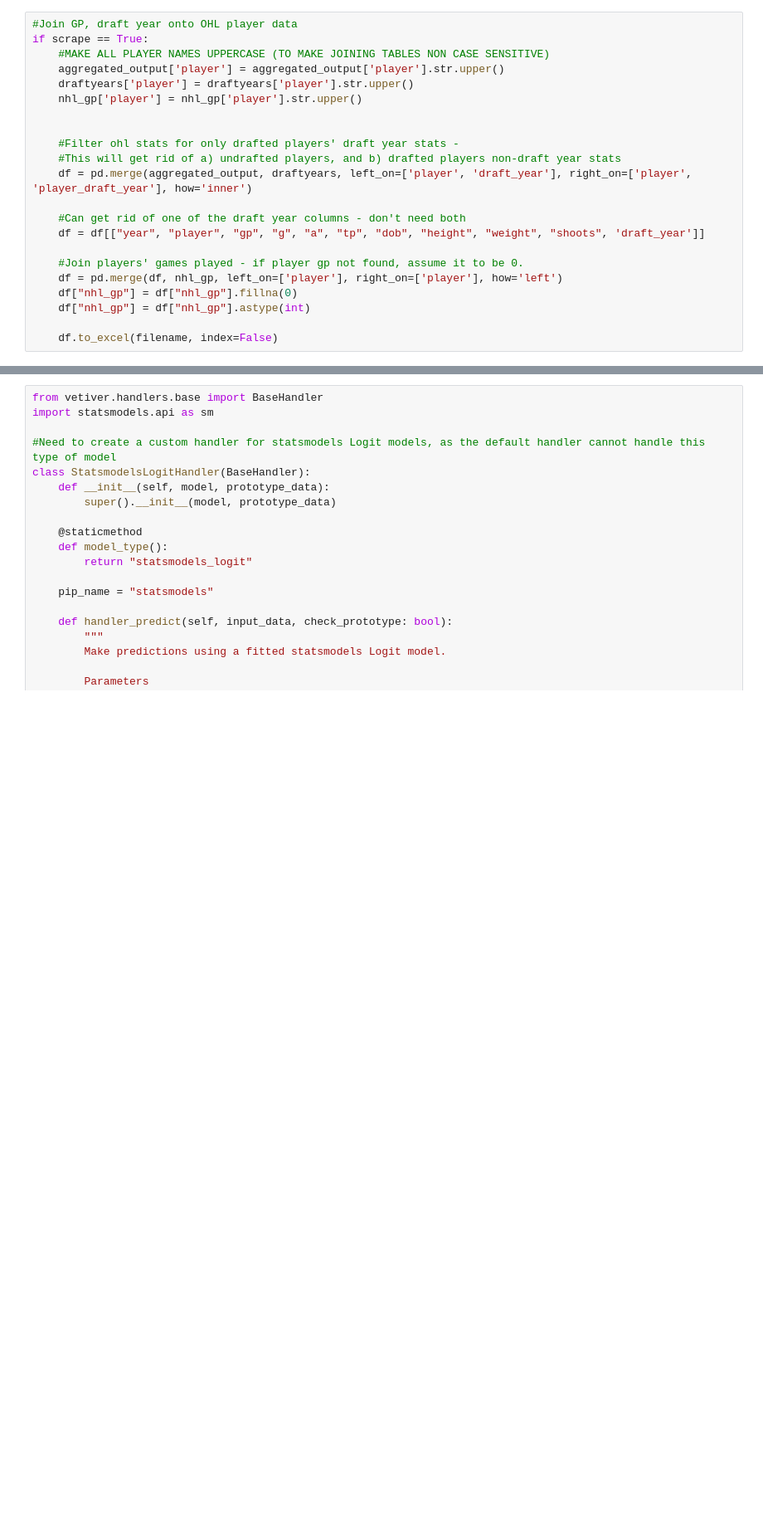
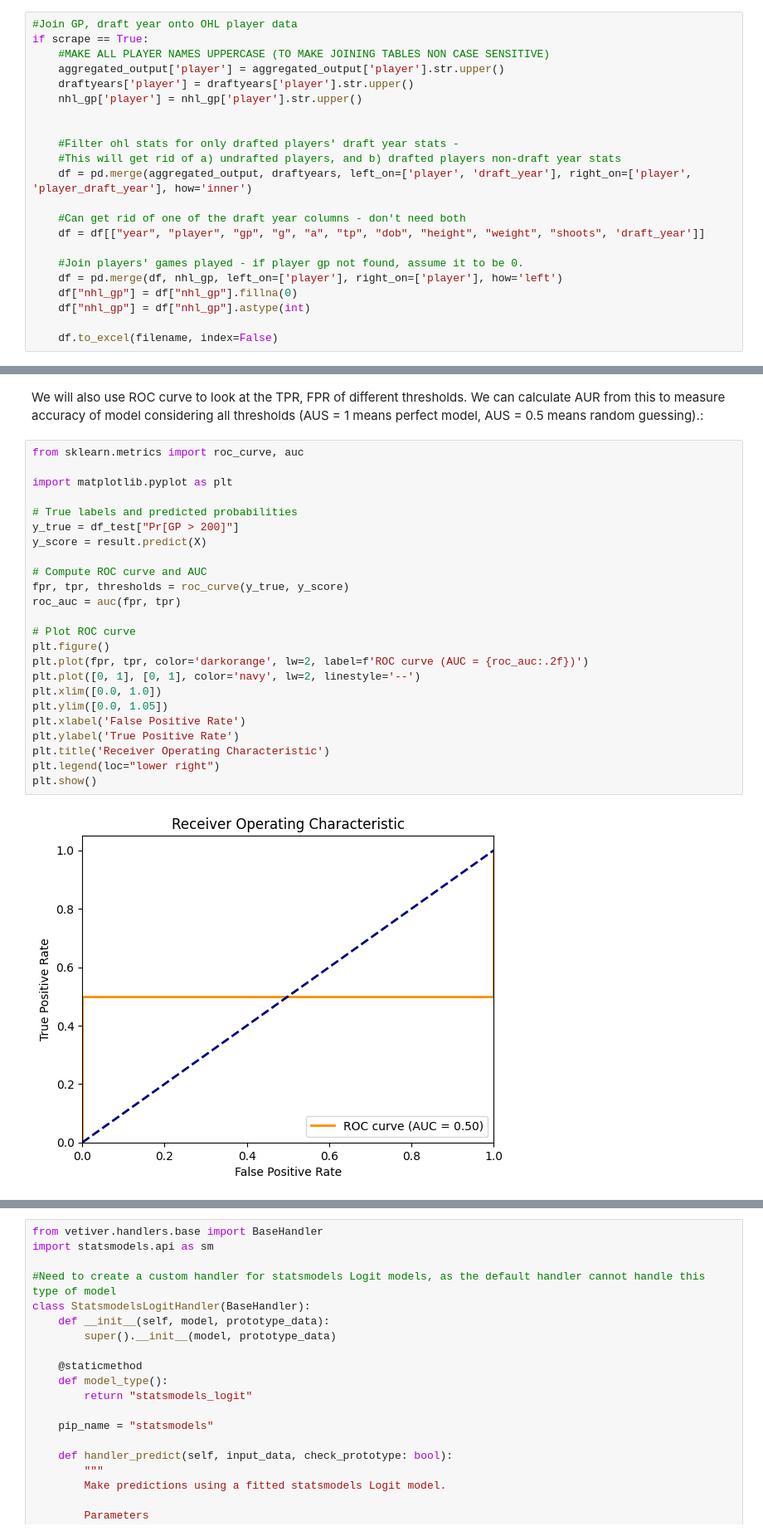
Before and after one commit to devakshah1/STAT468-Final, a Jupyter notebook: final_project_report.ipynb, the cells around one changed output, grey strips where cells are left out. Shown: that part at 83% size. Cells and saved outputs as stored; diff of their text form; blank space fills up the shorter version.

```diff
--- a/final_project_report.ipynb
+++ b/final_project_report.ipynb
@@ -276,0 +365,28 @@ NHLer Success Rate: 26.32%
+# %% [markdown]
+We will also use ROC curve to look at the TPR, FPR of different thresholds. We can calculate AUR from this to measure accuracy of model considering all thresholds (AUS = 1 means perfect model, AUS = 0.5 means random guessing).:
+# %%
+from sklearn.metrics import roc_curve, auc
+
+import matplotlib.pyplot as plt
+
+# True labels and predicted probabilities
+y_true = df_test["Pr[GP > 200]"]
+y_score = result.predict(X)
+
+# Compute ROC curve and AUC
+fpr, tpr, thresholds = roc_curve(y_true, y_score)
+roc_auc = auc(fpr, tpr)
+
+# Plot ROC curve
+plt.figure()
+plt.plot(fpr, tpr, color='darkorange', lw=2, label=f'ROC curve (AUC = {roc_auc:.2f})')
+plt.plot([0, 1], [0, 1], color='navy', lw=2, linestyle='--')
+plt.xlim([0.0, 1.0])
+plt.ylim([0.0, 1.05])
+plt.xlabel('False Positive Rate')
+plt.ylabel('True Positive Rate')
+plt.title('Receiver Operating Characteristic')
+plt.legend(loc="lower right")
+plt.show()
+# %% [output]
+[figure, added]
```
Also changed, not shown: parts of 39 cells of this notebook.
